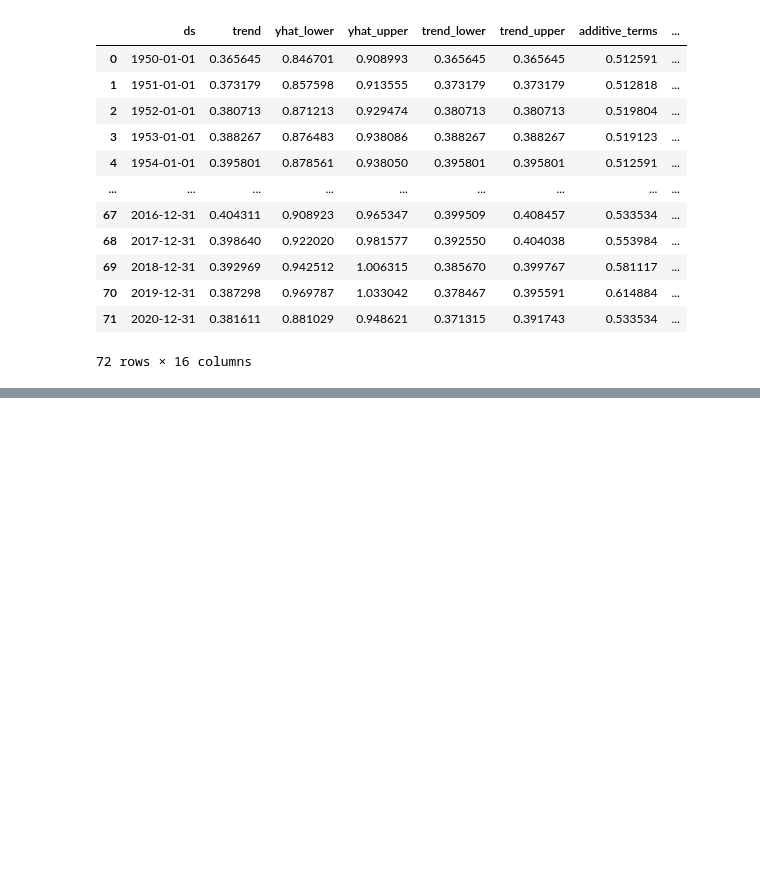
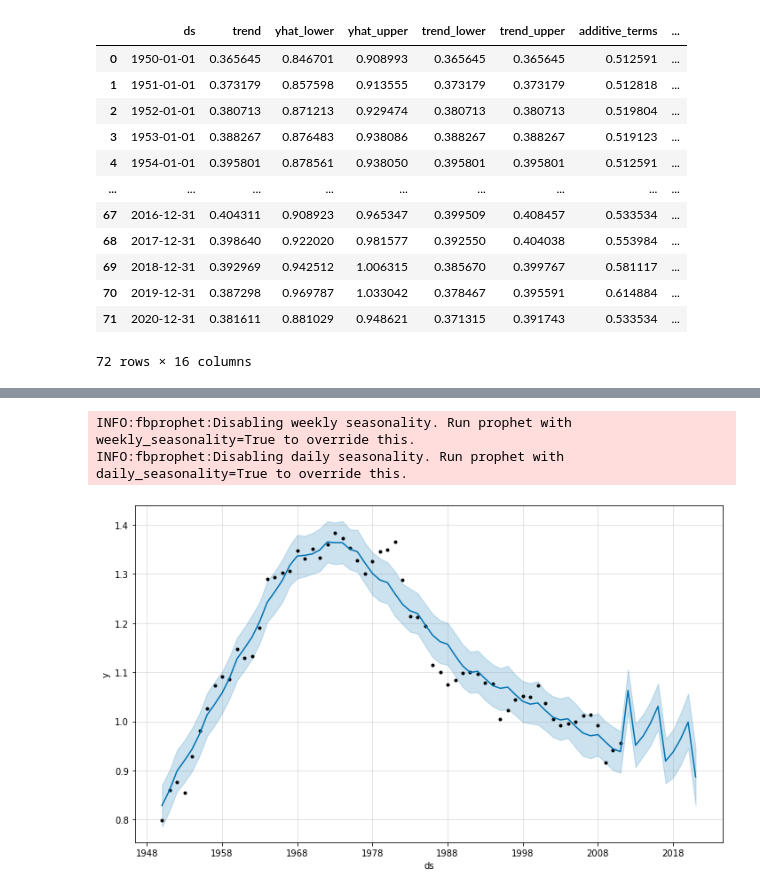
Before and after one commit to yguenka/4intelligence-Case, a Jupyter notebook: Data Analysis Skill Test.ipynb, the cells around one changed output, grey strips where cells are left out. Saved outputs shown, nothing was run; the diff lists cells and outputs as text; code cells hidden in the pictures; blank space fills up the shorter version.

```diff
--- a/Data Analysis Skill Test.ipynb
+++ b/Data Analysis Skill Test.ipynb
@@ -234,0 +273,11 @@ forecast
+# %%
+model = Prophet(changepoint_range=1)
+model.fit(df_mex)
+future = model.make_future_dataframe(periods=10,freq='Y')
+forecast = model.predict(future)
+forecast_plot = model.plot(forecast)
+#components_plot_forecast = model.plot_components(forecast)
+# %% [output]
+INFO:fbprophet:Disabling weekly seasonality. Run prophet with weekly_seasonality=True to override this.
+INFO:fbprophet:Disabling daily seasonality. Run prophet with daily_seasonality=True to override this.
+[figure, added]
```
Also changed, not shown: parts of 4 cells of this notebook, 1 other file.
